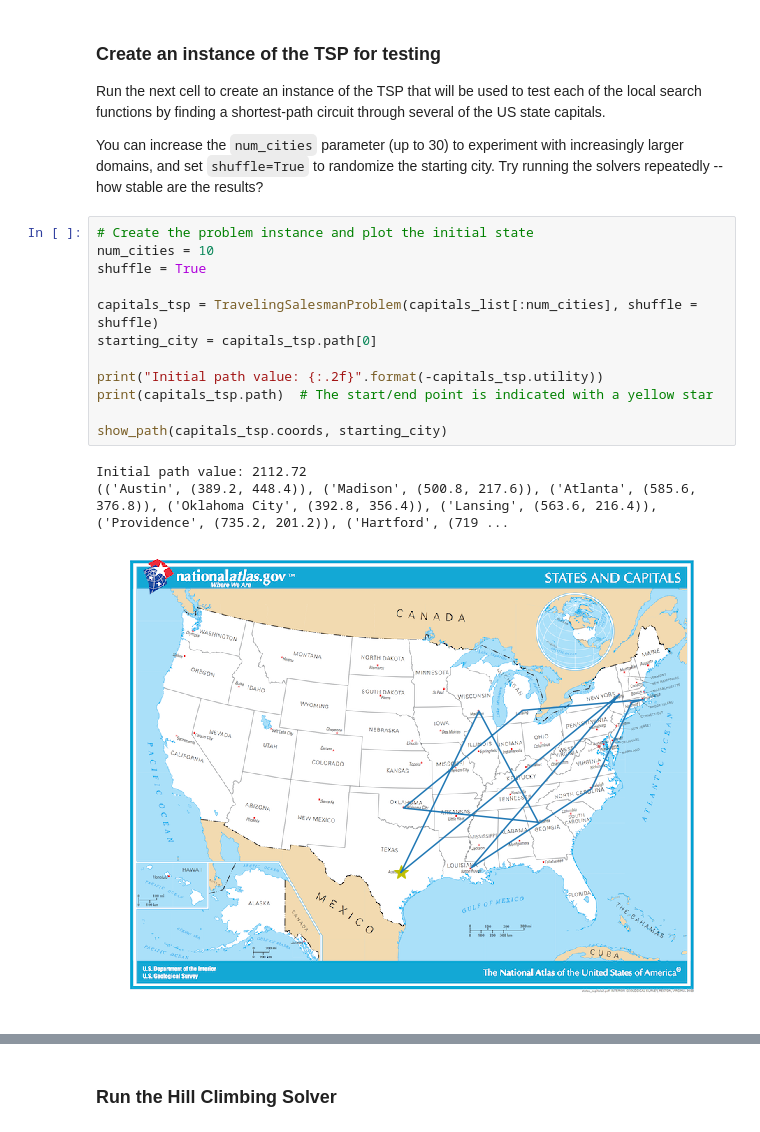
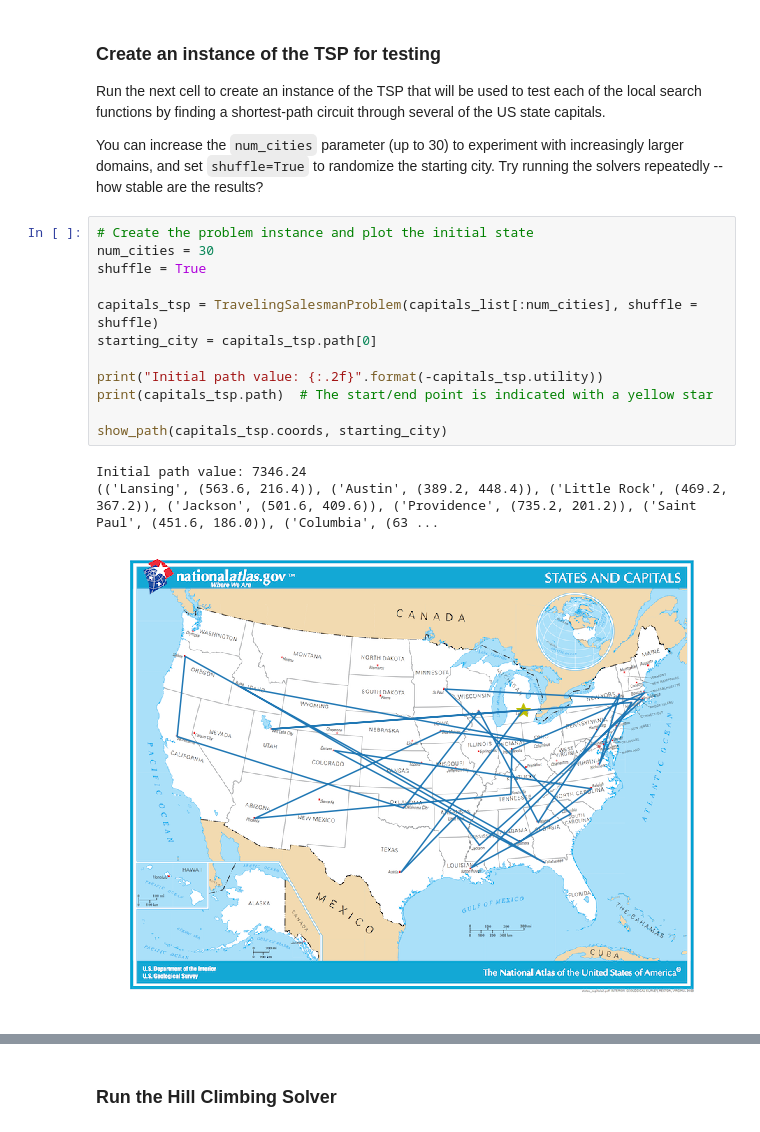
Before and after one commit to rghein/Udacity-Artificial-Intelligence-Nanodegree, a Jupyter notebook: Exercises/3_Local Search/AIND-Local Search.ipynb, the cells around one changed output, grey strips where cells are left out. Saved outputs shown, nothing was run; the diff lists cells and outputs as text.

```diff
--- a/Exercises/3_Local Search/AIND-Local Search.ipynb
+++ b/Exercises/3_Local Search/AIND-Local Search.ipynb
@@ -248,20 +248,20 @@ Run the next cell to create an instance of the TSP that will be used to test eac
 You can increase the `num_cities` parameter (up to 30) to experiment with increasingly larger domains, and set `shuffle=True` to randomize the starting city.  Try running the solvers repeatedly -- how stable are the results?
 # %%
 # Create the problem instance and plot the initial state
-num_cities = 10
+num_cities = 30
 shuffle = True
 
 capitals_tsp = TravelingSalesmanProblem(capitals_list[:num_cities], shuffle = shuffle)
 starting_city = capitals_tsp.path[0]
 
 print("Initial path value: {:.2f}".format(-capitals_tsp.utility))
 print(capitals_tsp.path)  # The start/end point is indicated with a yellow star
 
 show_path(capitals_tsp.coords, starting_city)
 # %% [output]
-Initial path value: 2112.72
-(('Austin', (389.2, 448.4)), ('Madison', (500.8, 217.6)), ('Atlanta', (585.6, 376.8)), ('Oklahoma City', (392.8, 356.4)), ('Lansing', (563.6, 216.4)), ('Providence', (735.2, 201.2)), ('Hartford', (719 ...
+Initial path value: 7346.24
+(('Lansing', (563.6, 216.4)), ('Austin', (389.2, 448.4)), ('Little Rock', (469.2, 367.2)), ('Jackson', (501.6, 409.6)), ('Providence', (735.2, 201.2)), ('Saint Paul', (451.6, 186.0)), ('Columbia', (63 ...
-[figure, old version]
+[figure, new version]
 # %% [markdown]
 ## II. Hill Climbing
 Next, complete the `solve()` method for the `HillClimbingSolver` class below.
```
Also changed, not shown: parts of 4 cells of this notebook.
